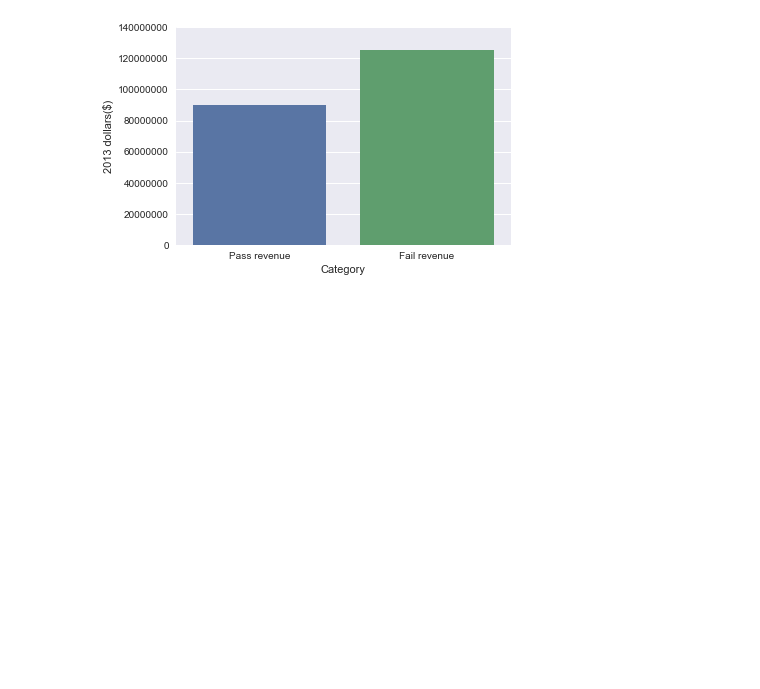
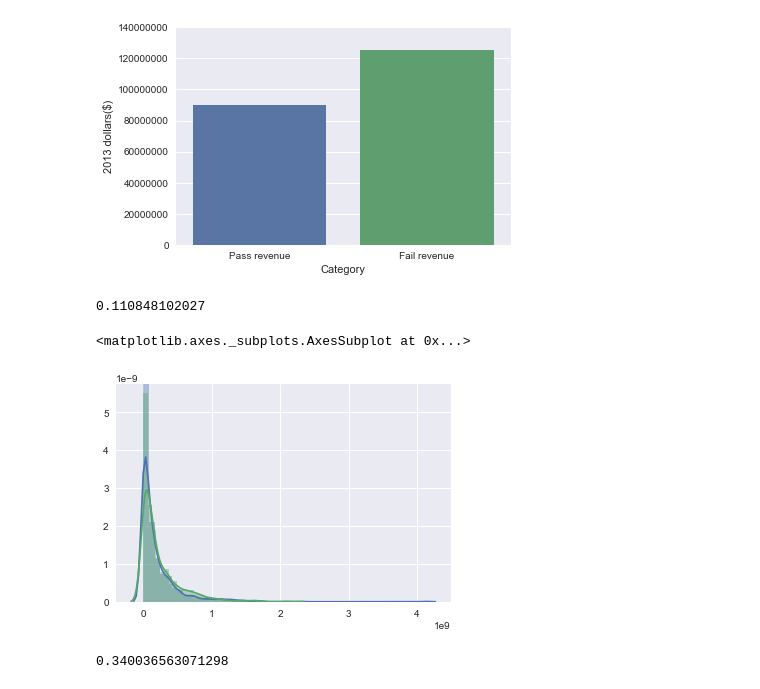
Before and after one commit to manav95/Data-Science-Intensive, a Jupyter notebook: MachineLearningAnalysis/MachineLearningAnalysisNew.ipynb, the cells around one changed output. Cells and saved outputs as stored; diff of their text form; code cells hidden in the pictures; blank space fills up the shorter version.

```diff
--- a/MachineLearningAnalysis/MachineLearningAnalysisNew.ipynb
+++ b/MachineLearningAnalysis/MachineLearningAnalysisNew.ipynb
@@ -630,3 +664,32 @@ ax.set_xlabel('Category')
 [figure]
 # %%
 #There is a significant difference between medians. Lets look by genre
+# %%
+#Cohen's d and percent variation
+def CohenEffectSize(group1, group2):
+    """Compute Cohen's d.
+
+    group1: Series or NumPy array
+    group2: Series or NumPy array
+
+    returns: float
+    """
+    diff = group1.mean() - group2.mean()
+
+    n1, n2 = len(group1), len(group2)
+    var1 = group1.var()
+    var2 = group2.var()
+
+    pooled_var = (n1 * var1 + n2 * var2) / (n1 + n2)
+    d = diff / numpy.sqrt(pooled_var)
+    return d
+
+print(CohenEffectSize(pd.Series(meanFails), pd.Series(meanPasses)))
+# %% [output]
+0.110848102027
+# %%
+sns.distplot(meanPasses)
+sns.distplot(meanFails)
+# %% [output]
+<matplotlib.axes._subplots.AxesSubplot at 0x...>
+[figure, added]
@@ -632,0 +698,10 @@ ax.set_xlabel('Category')
+# %%
+coedTuples = zip(medianPasses, medianFails)
+numTotal = 0.0
+for pair in coedTuples:
+    if (pair[0] > pair[1]):
+        numTotal += 1.0
+
+print(numTotal/len(medianPasses))
+# %% [output]
+0.340036563071298
```
Also changed, not shown: parts of 11 cells of this notebook.
